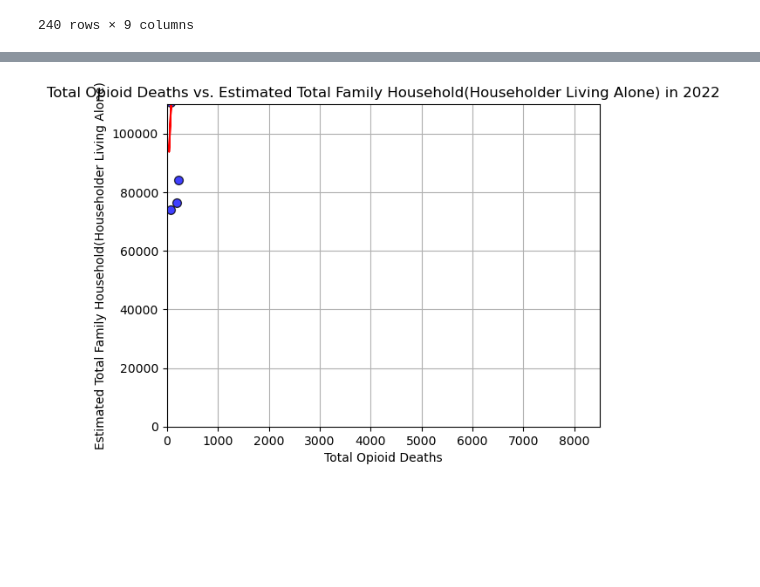
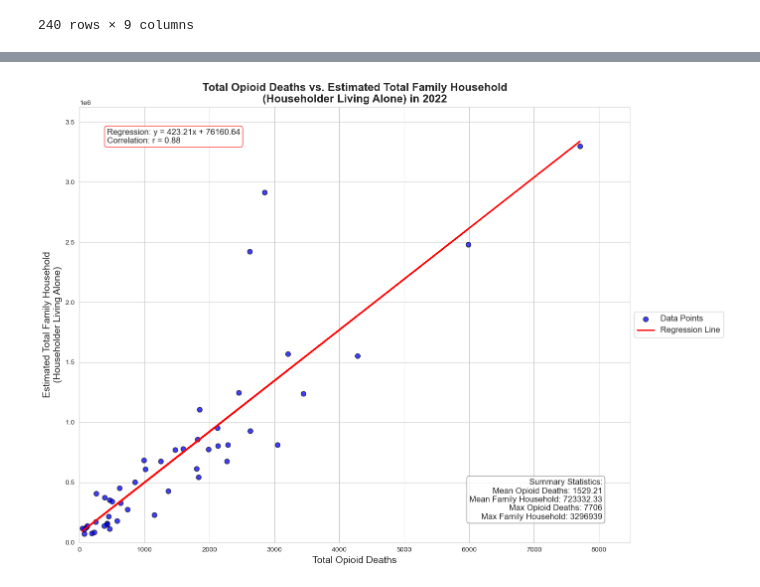
Before and after one commit to kikichan1/Project-1, a Jupyter notebook: Family_Size_Notebook.ipynb, the cells around one changed output, grey strips where cells are left out. Saved outputs shown, nothing was run; the diff lists cells and outputs as text; code cells hidden in the pictures; blank space fills up the shorter version.

```diff
--- a/Family_Size_Notebook.ipynb
+++ b/Family_Size_Notebook.ipynb
@@ -362,42 +421,84 @@ plt.show()
 # %%
 import matplotlib.pyplot as plt
-from scipy.stats import linregress
+from scipy.stats import linregress, pearsonr
 import pandas as pd
+import seaborn as sns
 
+# Ensure data types and handle missing values
 merged_opioid_family_size["Total Opioid Deaths"] = pd.to_numeric(merged_opioid_family_size["Total Opioid Deaths"], errors='coerce')
 merged_opioid_family_size["Estimated Total Family Household(Householder Living Alone)"] = pd.to_numeric(merged_opioid_family_size["Estimated Total Family Household(Householder Living Alone)"], errors='coerce')
-merged_opioid_family_size = merged_opioid_family_size.dropna(subset=["Total Opioid Deaths", "Estimated Total Family Household(Householder Living Alone)"])
+merged_opioid_family_size = merged_opioid_family_size.dropna(subset=["Total Opioid Deaths", "Estimated Total Family Household(Householder Living Alone)", "Year"])
 
+# Filter data for 2022
 merged_opioid_family_size_2022 = merged_opioid_family_size[merged_opioid_family_size["Year"] == 2022]
 
 x_values = merged_opioid_family_size_2022["Total Opioid Deaths"]
 y_values = merged_opioid_family_size_2022["Estimated Total Family Household(Householder Living Alone)"]
 
-plt.scatter(x_values, y_values,
-            marker="o",
-            facecolors="blue",
-            edgecolors="black",
-            s=50,
-            alpha=0.75)
+# Set up the plot style
+plt.figure(figsize=(14, 10))
+sns.set_style("whitegrid")
 
+# Create scatter plot
+scatter = plt.scatter(x_values, y_values,
+                      marker="o",
+                      facecolors="blue",
+                      edgecolors="black",
+                      s=50,
+                      alpha=0.75,
+                      label="Data Points")
+
+# Calculate regression line
 slope, intercept, rvalue, pvalue, stderr = linregress(x_values, y_values)
 regress_values = slope * x_values + intercept
 line_eq = f"y = {slope:.2f}x + {intercept:.2f}"
 
-plt.plot(x_values, regress_values, "r-", label=f"Fit: {line_eq}")
+# Plot regression line
+plt.plot(x_values, regress_values, "r-", linewidth=2, label="Regression Line")
 
-plt.annotate(line_eq,
-             (x_values.min(), y_values.max() * 0.9),
-             fontsize=15,
-             color="red")
+# Calculate correlation coefficient
+corr_coef, _ = pearsonr(x_values, y_values)
 
-plt.ylim(0, 110000)
-plt.xlim(0, 8500)
-plt.xlabel("Total Opioid Deaths")
-plt.ylabel("Estimated Total Family Household(Householder Living Alone)")
-plt.title("Total Opioid Deaths vs. Estimated Total Family Household(Householder Living Alone) in 2022")
-plt.grid(True)
+# Set axis limits and labels
+plt.ylim(0, y_values.max() * 1.1)
+plt.xlim(0, x_values.max() * 1.1)
+plt.xlabel("Total Opioid Deaths", fontsize=14)
+plt.ylabel("Estimated Total Family Household\n(Householder Living Alone)", fontsize=14)
+plt.title("Total Opioid Deaths vs. Estimated Total Family Household\n(Householder Living Alone) in 2022", fontsize=16, fontweight='bold')
 
+# Add text box with regression equation and correlation coefficient
+stats_text = f"Regression: {line_eq}\nCorrelation: r = {corr_coef:.2f}"
+plt.text(0.05, 0.95, stats_text,
+         transform=plt.gca().transAxes,
+         fontsize=12,
+         verticalalignment='top',
+         bbox=dict(boxstyle="round,pad=0.3", fc="white", ec="red", alpha=0.8))
+
+# Add text box with summary statistics
+summary_stats = f"Summary Statistics:\n" \
+                f"Mean Opioid Deaths: {x_values.mean():.2f}\n" \
+                f"Mean Family Household: {y_values.mean():.2f}\n" \
+                f"Max Opioid Deaths: {x_values.max():.0f}\n" \
+                f"Max Family Household: {y_values.max():.0f}"
+
+plt.text(0.95, 0.05, summary_stats,
+         horizontalalignment='right',
+         verticalalignment='bottom',
+         transform=plt.gca().transAxes,
+         fontsize=12,
+         bbox=dict(boxstyle="round,pad=0.3", fc="white", ec="gray", alpha=0.8))
+
+# Improve legend and position it outside the plot
+plt.legend(loc='center left', bbox_to_anchor=(1, 0.5), fontsize=12)
+
+# Adjust layout to prevent overlapping
+plt.tight_layout()
+
+# Show plot
 plt.show()
+
+# Print detailed summary statistics
+print("\nDetailed Summary Statistics:")
+print(merged_opioid_family_size_2022[["Total Opioid Deaths", "Estimated Total Family Household(Householder Living Alone)"]].describe())
 # %% [output]
-[figure, old version]
+[figure, new version]
```
Also changed, not shown: parts of 8 cells of this notebook, 1 other file.
